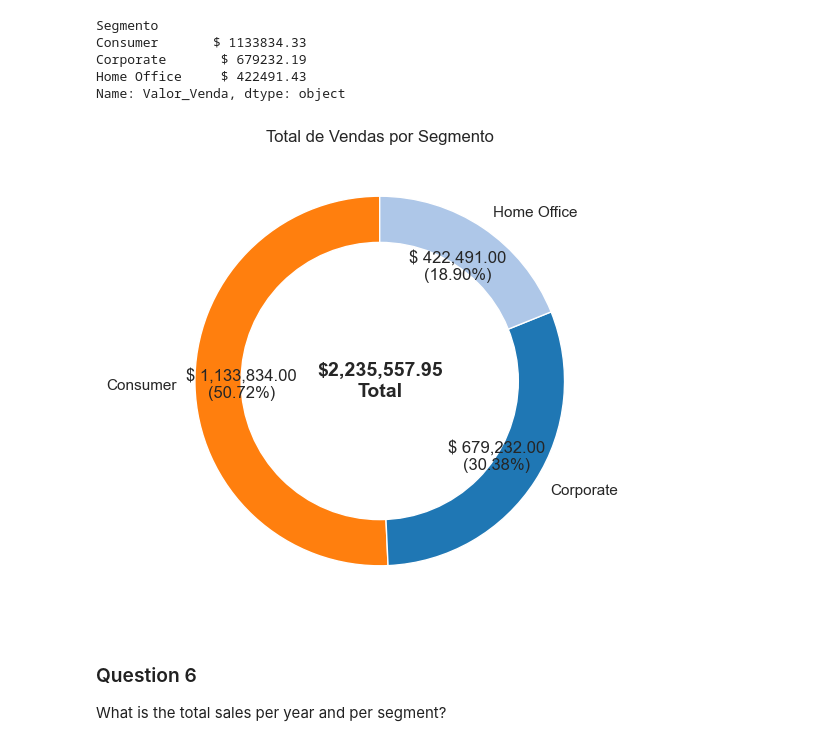
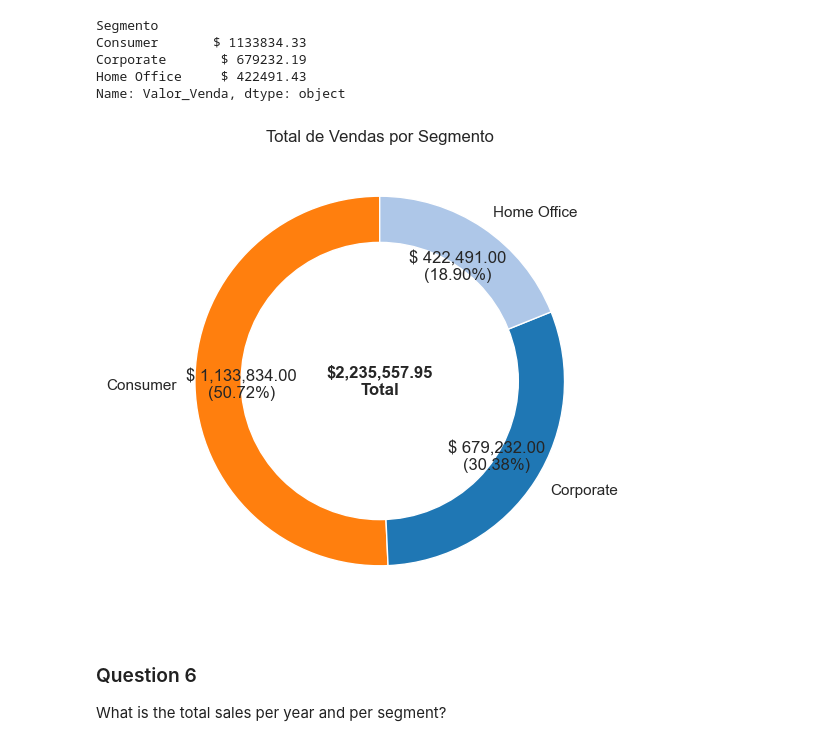
Before and after one commit to EmanuelQuintino/Data-Analysis-Course, a Jupyter notebook: 4-Data-Analytics/challenges/sales/sales-data-analytics.ipynb, the cells around one changed output. Cells and saved outputs as stored; diff of their text form; code cells hidden in the pictures.

```diff
--- a/4-Data-Analytics/challenges/sales/sales-data-analytics.ipynb
+++ b/4-Data-Analytics/challenges/sales/sales-data-analytics.ipynb
@@ -9,7 +9,7 @@ import matplotlib.pyplot as plt
 import seaborn as sns
 import datetime as dt
 # %%
-df_sales = pd.read_csv("./files/dataset.csv")
+df_sales = pd.read_csv("./dataset.csv")
 df_sales.head()
 # %% [output]
 |  | ID_Pedido | Data_Pedido | ID_Cliente | Segmento | Pais | Cidade | Estado | ID_Produto | Categoria | ... |
@@ -229,35 +229,35 @@ def format_autopct(pct):
 plt.figure(figsize=(20, 6))
 plt.pie(
   df_total_segment,
   labels=df_total_segment.index,
   autopct=format_autopct,
   startangle=90,
   pctdistance=0.75,
   labeldistance=1.1,
   colors=[
     "#ff7f0e",
     "#1f77b4",
     "#aec7e8",
     ]
 )
 
 centre_circle = plt.Circle((0,0),0.75,fc="white")
 fig = plt.gcf()
 fig.gca().add_artist(centre_circle)
 
 total_sales = df_total_segment.sum()
 plt.text(
   0, 0, "${:,.2f}\nTotal".format(total_sales),
   horizontalalignment="center",
   verticalalignment="center",
-  fontsize=14,
+  fontsize=12,
   fontweight="bold"
 )
 
 plt.title("Total de Vendas por Segmento")
 plt.show()
 # %% [output]
-[figure, old version]
+[figure, new version]
 # %% [markdown]
 ### Question 6
 What is the total sales per year and per segment?
```
Also changed, not shown: parts of 3 cells of this notebook, 2 other files.
